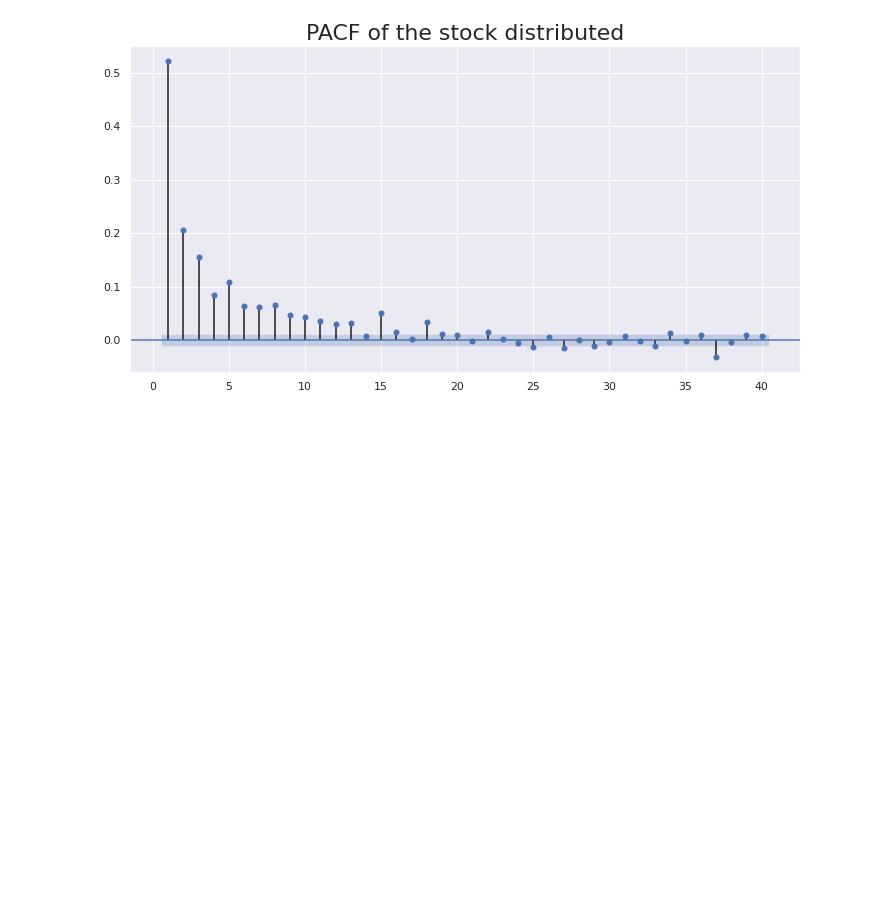
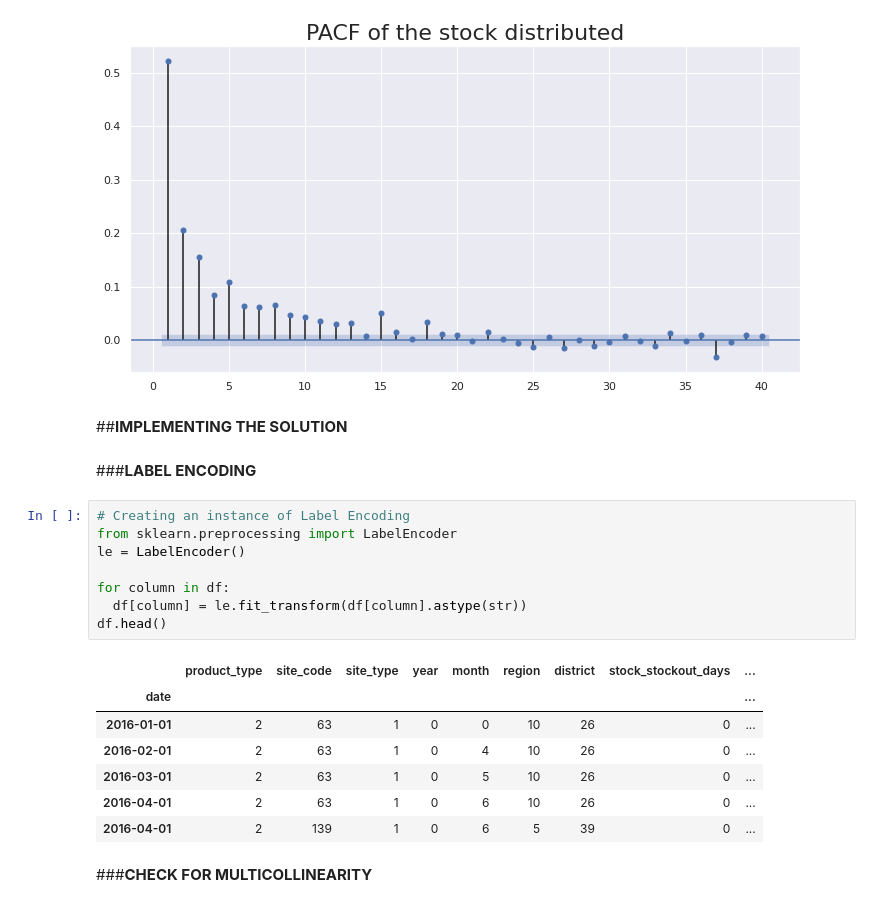
Before and after one commit to Viviankatheu/Future-Contraceptive-Use, a Jupyter notebook: Intelligent_Forecasting_Challenge_Model_Future_Contraceptive__Use_in_Cote_d'Ivoire.ipynb, the cells around one changed output. Drawn from its saved outputs; the diff is of its cells as text; blank space fills up the shorter version.

```diff
--- a/Intelligent_Forecasting_Challenge_Model_Future_Contraceptive__Use_in_Cote_d'Ivoire.ipynb
+++ b/Intelligent_Forecasting_Challenge_Model_Future_Contraceptive__Use_in_Cote_d'Ivoire.ipynb
@@ -1086,3 +1086,25 @@ plt.title('PACF of the stock distributed', size =22)
 plt.show()
 # %% [output]
 [figure]
+# %% [markdown]
+##**IMPLEMENTING THE SOLUTION**
+# %% [markdown]
+###**LABEL ENCODING**
+# %%
+# Creating an instance of Label Encoding
+from sklearn.preprocessing import LabelEncoder
+le = LabelEncoder()
+
+for column in df:
+  df[column] = le.fit_transform(df[column].astype(str))
+df.head()
+# %% [output]
+|  | product_type | site_code | site_type | year | month | region | district | stock_stockout_days | ... |
+| date |  |  |  |  |  |  |  |  | ... |
+| 2016-01-01 | 2 | 63 | 1 | 0 | 0 | 10 | 26 | 0 | ... |
+| 2016-02-01 | 2 | 63 | 1 | 0 | 4 | 10 | 26 | 0 | ... |
+| 2016-03-01 | 2 | 63 | 1 | 0 | 5 | 10 | 26 | 0 | ... |
+| 2016-04-01 | 2 | 63 | 1 | 0 | 6 | 10 | 26 | 0 | ... |
+| 2016-04-01 | 2 | 139 | 1 | 0 | 6 | 5 | 39 | 0 | ... |
+# %% [markdown]
+###**CHECK FOR MULTICOLLINEARITY**
```
Also changed, not shown: parts of 18 cells of this notebook.
